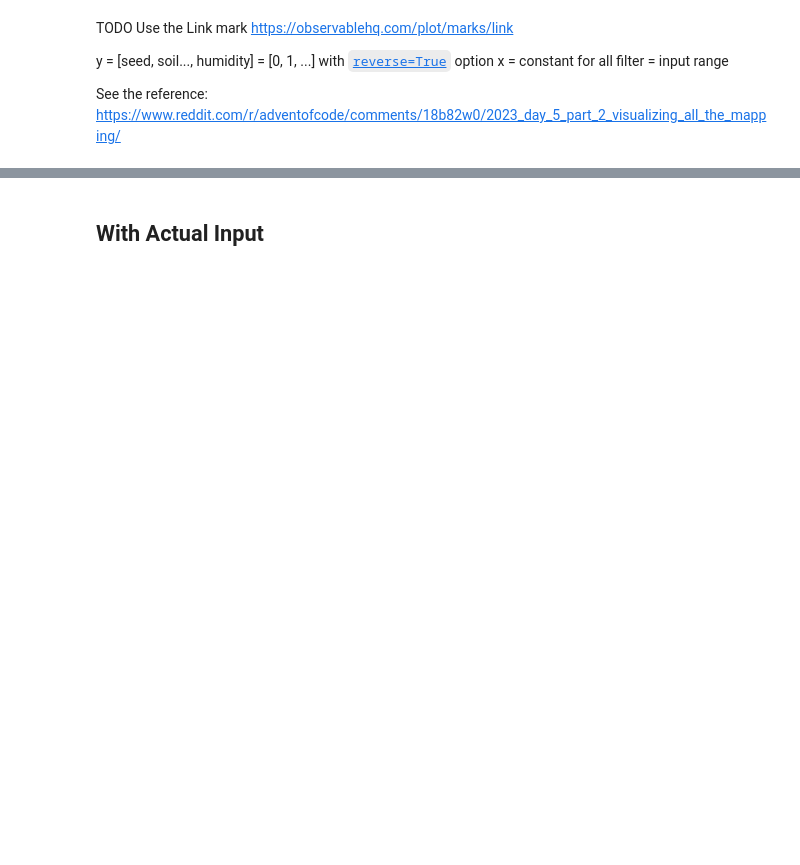
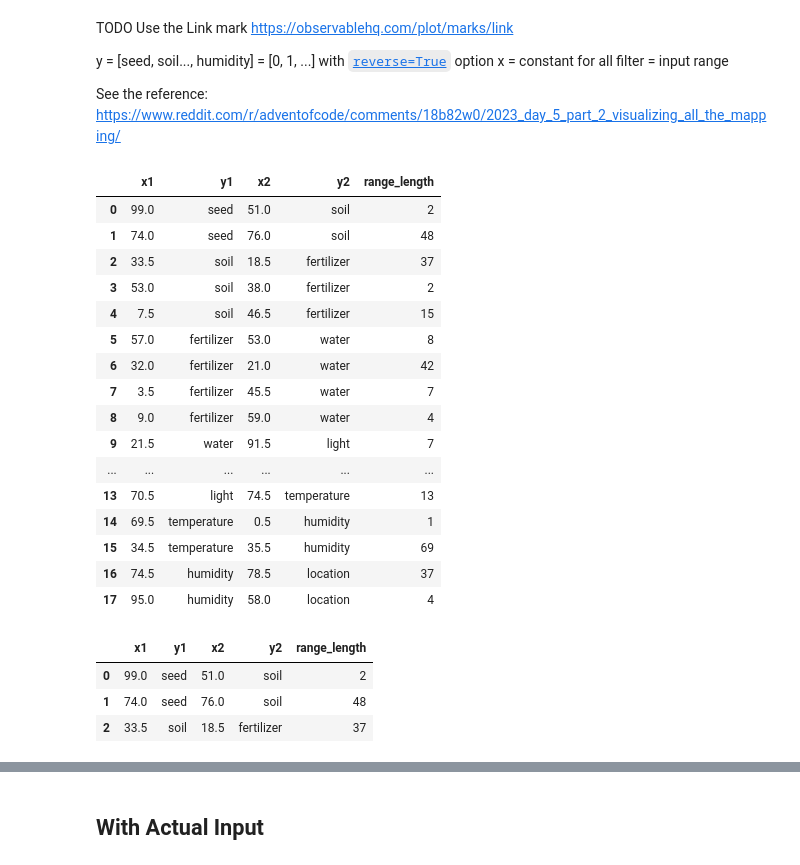
Before and after one commit to etienneschalk/advent-of-code, a Jupyter notebook: docs/source/notebooks/2023/notebook_problem_202305.ipynb, the cells around one changed output, grey strips where cells are left out. Cells and saved outputs as stored; diff of their text form; code cells hidden in the pictures; blank space fills up the shorter version.

```diff
--- a/docs/source/notebooks/2023/notebook_problem_202305.ipynb
+++ b/docs/source/notebooks/2023/notebook_problem_202305.ipynb
@@ -136,3 +157,31 @@ y = [seed, soil..., humidity] = [0, 1, ...] with [`reverse=True`](https://observ
 x = constant for all filter = input range
 
 See the reference: https://www.reddit.com/r/adventofcode/comments/18b82w0/2023_day_5_part_2_visualizing_all_the_mapping/
+# %%
+centered_lines_df = create_lines_df(almanac, mode="single")
+centered_lines_df
+# %% [output]
+|  | x1 | y1 | x2 | y2 | range_length |
+| 0 | 99.0 | seed | 51.0 | soil | 2 |
+| 1 | 74.0 | seed | 76.0 | soil | 48 |
+| 2 | 33.5 | soil | 18.5 | fertilizer | 37 |
+| 3 | 53.0 | soil | 38.0 | fertilizer | 2 |
+| 4 | 7.5 | soil | 46.5 | fertilizer | 15 |
+| 5 | 57.0 | fertilizer | 53.0 | water | 8 |
+| 6 | 32.0 | fertilizer | 21.0 | water | 42 |
+| 7 | 3.5 | fertilizer | 45.5 | water | 7 |
+| 8 | 9.0 | fertilizer | 59.0 | water | 4 |
+| 9 | 21.5 | water | 91.5 | light | 7 |
+| ... | ... | ... | ... | ... | ... |
+| 13 | 70.5 | light | 74.5 | temperature | 13 |
+| 14 | 69.5 | temperature | 0.5 | humidity | 1 |
+| 15 | 34.5 | temperature | 35.5 | humidity | 69 |
+| 16 | 74.5 | humidity | 78.5 | location | 37 |
+| 17 | 95.0 | humidity | 58.0 | location | 4 |
+# %%
+centered_lines_df[0:3]
+# %% [output]
+|  | x1 | y1 | x2 | y2 | range_length |
+| 0 | 99.0 | seed | 51.0 | soil | 2 |
+| 1 | 74.0 | seed | 76.0 | soil | 48 |
+| 2 | 33.5 | soil | 18.5 | fertilizer | 37 |
```
Also changed, not shown: parts of 10 cells of this notebook.
